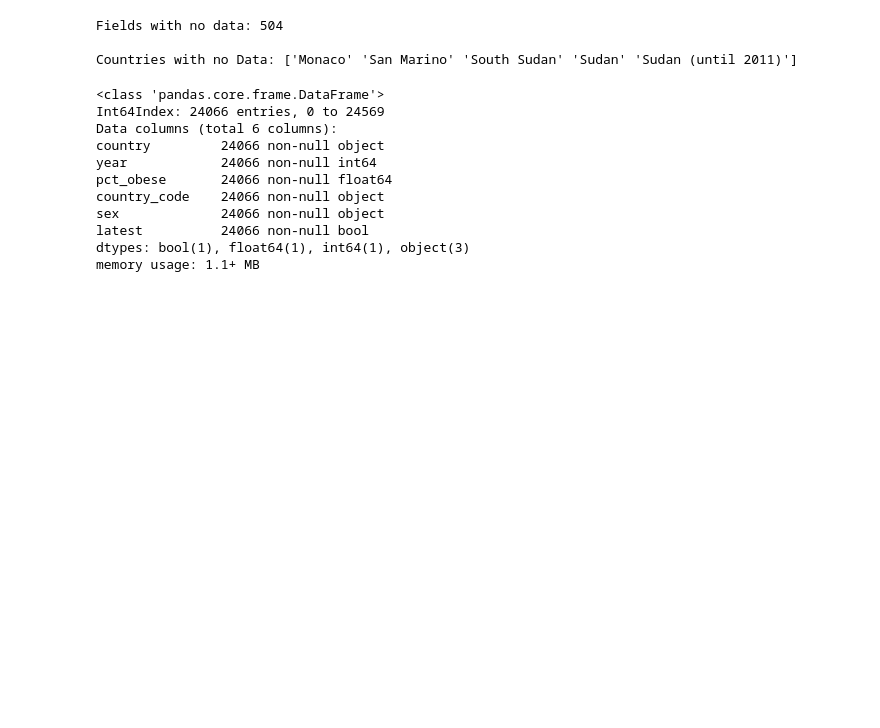
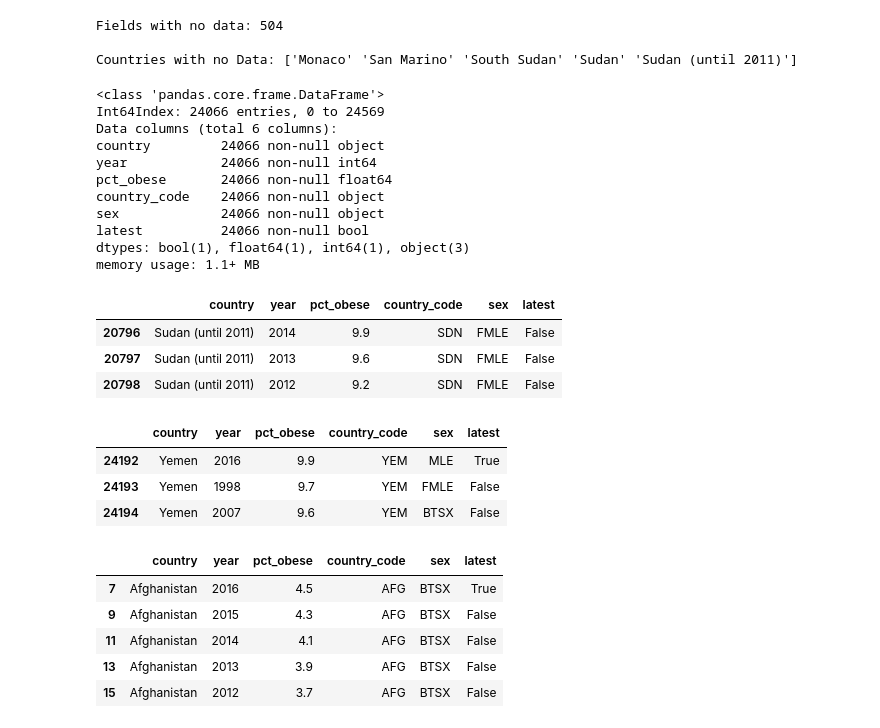
Before and after one commit to midumass/World-Obesity, a Jupyter notebook: Obesity_Dataset_Cleaning.ipynb, the cells around one changed output. Drawn from its saved outputs; the diff is of its cells as text; code cells hidden in the pictures; blank space fills up the shorter version.

```diff
--- a/Obesity_Dataset_Cleaning.ipynb
+++ b/Obesity_Dataset_Cleaning.ipynb
@@ -208,0 +207,32 @@ obs.to_csv('./obesity_clean.csv')
+# %%
+# Changing SDN736 to SDN, for ISO reading purposes. No data exists for south Sudan
+obs.loc[obs.country_code == 'SDN736', 'country_code'] = 'SDN'
+# %%
+obs[obs['country_code'] == 'SDN'].head(3)
+# %% [output]
+|  | country | year | pct_obese | country_code | sex | latest |
+| 20796 | Sudan (until 2011) | 2014 | 9.9 | SDN | FMLE | False |
+| 20797 | Sudan (until 2011) | 2013 | 9.6 | SDN | FMLE | False |
+| 20798 | Sudan (until 2011) | 2012 | 9.2 | SDN | FMLE | False |
+# %%
+# Yemen before 1990 is labeled YEM886, let's change that
+obs.loc[obs.country_code == 'YEM886', 'country_code'] = 'YEM'
+# %%
+obs[obs['country_code'] == 'YEM'].head(3)
+# %% [output]
+|  | country | year | pct_obese | country_code | sex | latest |
+| 24192 | Yemen | 2016 | 9.9 | YEM | MLE | True |
+| 24193 | Yemen | 1998 | 9.7 | YEM | FMLE | False |
+| 24194 | Yemen | 2007 | 9.6 | YEM | BTSX | False |
+# %%
+# Lets drop the Male and Female codes, as some are missing
+obs.drop(obs[obs['sex'] != 'BTSX'].index, inplace = True)
+# %%
+obs.head()
+# %% [output]
+|  | country | year | pct_obese | country_code | sex | latest |
+| 7 | Afghanistan | 2016 | 4.5 | AFG | BTSX | True |
+| 9 | Afghanistan | 2015 | 4.3 | AFG | BTSX | False |
+| 11 | Afghanistan | 2014 | 4.1 | AFG | BTSX | False |
+| 13 | Afghanistan | 2013 | 3.9 | AFG | BTSX | False |
+| 15 | Afghanistan | 2012 | 3.7 | AFG | BTSX | False |
```
Also changed, not shown: parts of 8 cells of this notebook, 3 other files.
